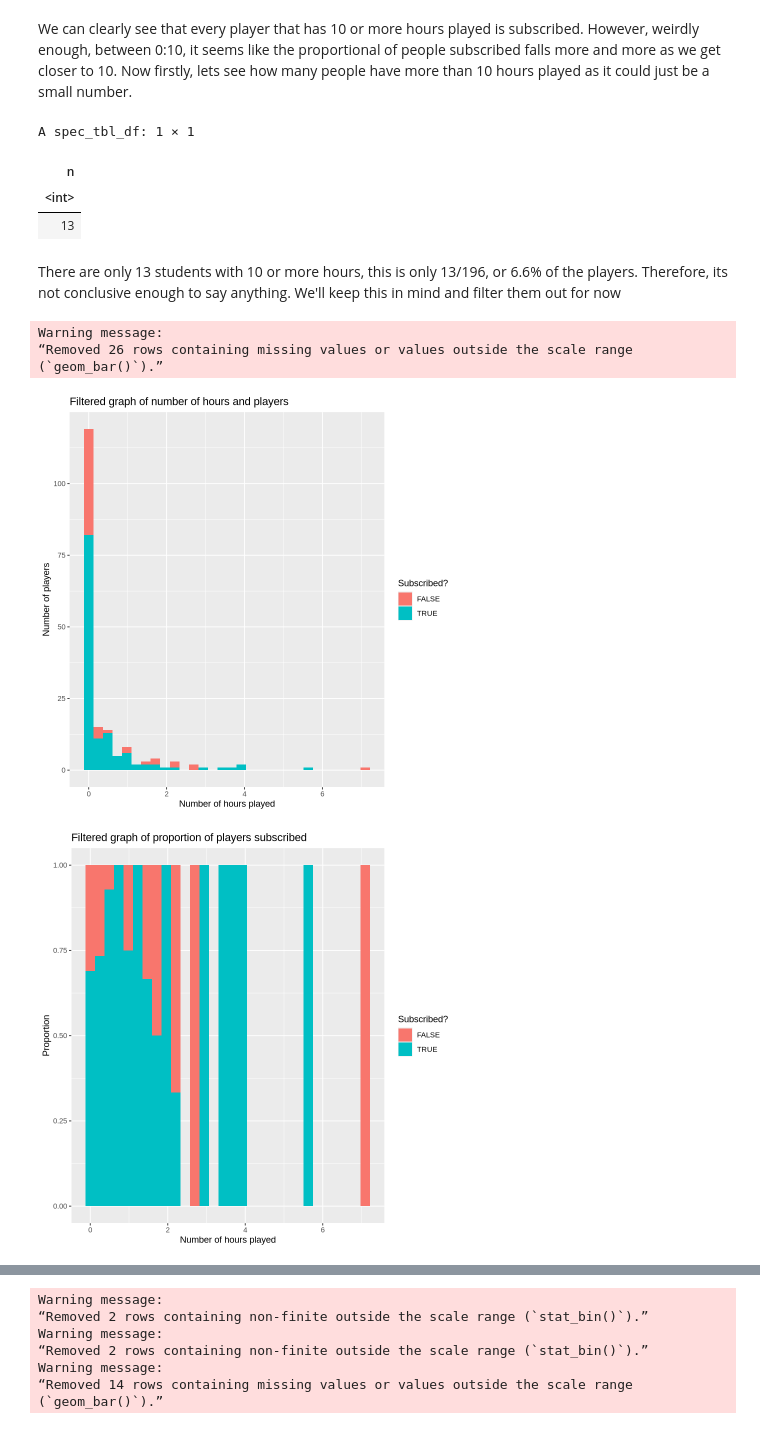
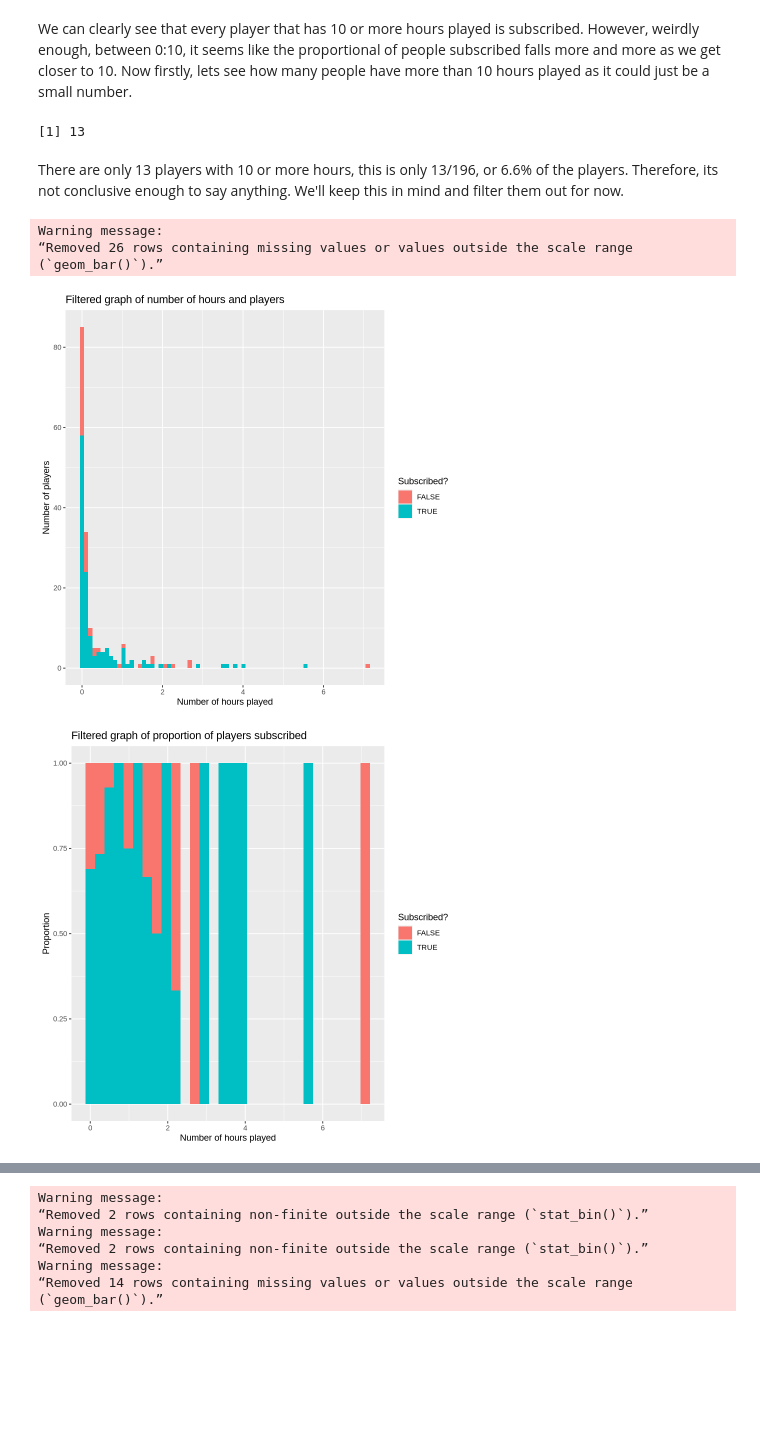
Before and after one commit to TheCarisLost/dsci100-indivual-planning-stage, a Jupyter notebook: Individual Planning stage.ipynb, the cells around one changed output, grey strips where cells are left out. Drawn from its saved outputs; the diff is of its cells as text; code cells hidden in the pictures; blank space fills up the shorter version.

```diff
--- a/Individual Planning stage.ipynb
+++ b/Individual Planning stage.ipynb
@@ -123,35 +119,33 @@ We can clearly see that every player that has 10 or more hours played is subscri
 # %%
 players_more_than_10 <- players |>
     filter(played_hours >=10) |>
-    count()
+    count() |>
+    pull()
 players_more_than_10
 # %% [output]
-A spec_tbl_df: 1 × 1
+[1] 13
-| n |
-| <int> |
-| 13 |
 # %% [markdown]
-There are only 13 students with 10 or more hours, this is only 13/196, or 6.6% of the players. Therefore, its not conclusive enough to say anything. We'll keep this in mind and filter them out for now
+There are only 13 players with 10 or more hours, this is only 13/196, or 6.6% of the players. Therefore, its not conclusive enough to say anything. We'll keep this in mind and filter them out for now.
 # %%
 filtered_graph_hours <- players |>
     filter(played_hours < 10) |>
     ggplot(aes(x = played_hours, fill = subscribe)) +
-        geom_histogram(bins = 30) +
+        geom_histogram(bins = 70) +
         labs(x = "Number of hours played", y = "Number of players", fill = "Subscribed?") +
         ggtitle("Filtered graph of number of hours and players")
 filtered_graph_hours
 
 filtered_graph_hours <- players |>
     filter(played_hours < 10) |>
     ggplot(aes(x = played_hours, fill = subscribe)) +
         geom_histogram(position = "fill", bins = 30) +
         labs(x = "Number of hours played", y = "Proportion", fill = "Subscribed?") +
         ggtitle("Filtered graph of proportion of players subscribed")
 filtered_graph_hours
 # %% [output]
 Warning message:
 “Removed 26 rows containing missing values or values outside the scale range
 (`geom_bar()`).”
-[figure, old version]
+[figure, new version]
 [figure]
 # %% [markdown]
```
Also changed, not shown: parts of 8 cells of this notebook.
